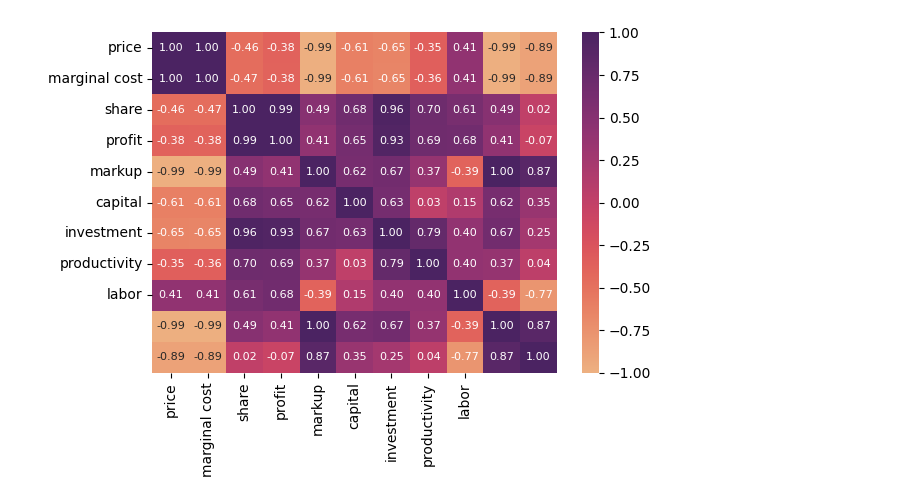
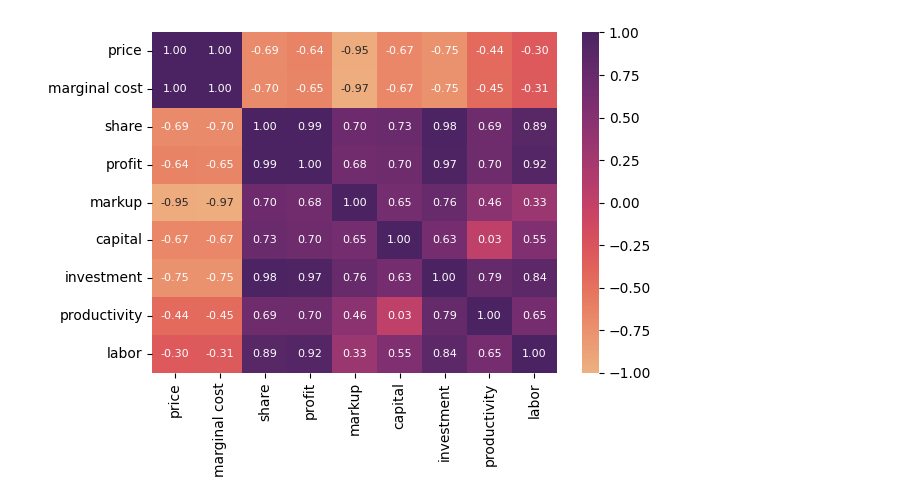
Before and after one commit to anuscabc/markdown_estimation, a Jupyter notebook: plots/plot_single_run_integrated.ipynb, the cells around one changed output. Saved outputs shown, nothing was run; the diff lists cells and outputs as text; code cells hidden in the pictures.

Commit message:
additional plots

```diff
--- a/plots/plot_single_run_integrated.ipynb
+++ b/plots/plot_single_run_integrated.ipynb
@@ -177,14 +180,14 @@ plt.show()
 # %%
 # heatmap_df = df.drop(['market_ids','firm_ids', 'characteristic1', 'characteristic2', 'e_quantity'], axis=1)
-heatmap_df = df.drop(['market_ids','firm_ids', 'e_quantity', 'characteristic1', 'characteristic2', 'indirect_util'], axis=1)
+heatmap_df = df.drop(['market_ids','firm_ids', 'e_quantity', 'characteristic1', 'characteristic2', 'indirect_util', 'average_car', 'markups_deloecker'], axis=1)
 labels = ['price', 'marginal cost', 'share', 'profit', 'markup', 'capital', 'investment', 'productivity', 'labor']
 fig = sns.heatmap(heatmap_df.corr(), xticklabels=labels, yticklabels=labels,
                    vmin=-1., vmax=1., cmap="flare",
                      annot=True, fmt='.2f', annot_kws={"size":8})
 plt.tight_layout()
 plt.savefig('correlation_map_model.pdf')
 # %% [output]
-[figure, old version]
+[figure, new version]
 # %%
 # Create an empty string to store the LaTeX table content
 pd.set_option('display.float_format', lambda x: '%.4f' % x)
```
Also changed, not shown: parts of 6 cells of this notebook, 19 other files.
